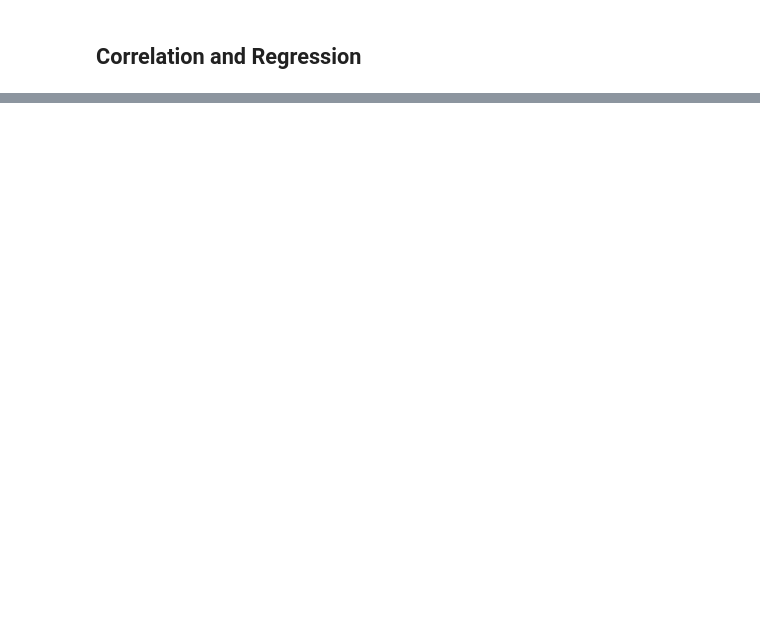
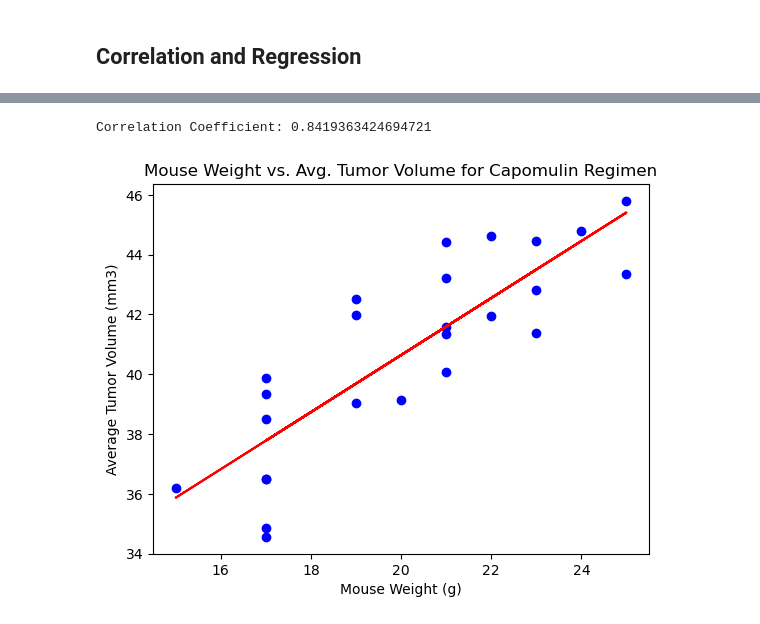
Before and after one commit to bhart4278/matplotlib-challenge, a Jupyter notebook: pymaceuticals/pymaceuticals_code.ipynb, the cells around one changed output, grey strips where cells are left out. Cells and saved outputs as stored; diff of their text form; code cells hidden in the pictures; blank space fills up the shorter version.

```diff
--- a/pymaceuticals/pymaceuticals_code.ipynb
+++ b/pymaceuticals/pymaceuticals_code.ipynb
@@ -308,0 +312,17 @@ The correlation between mouse weight and the average tumor volume is 0.84
+# %%
+# Calculate the correlation coefficient and a linear regression model
+correlation = st.pearsonr(avg_tumor_vol['Weight (g)'], avg_tumor_vol['Tumor Volume (mm3)'])
+print(f"Correlation Coefficient: {correlation[0]}")
+# for mouse weight and average observed tumor volume for the entire Capomulin regimen
+plt.scatter(avg_tumor_vol['Weight (g)'], avg_tumor_vol['Tumor Volume (mm3)'], color='b')
+plt.title('Mouse Weight vs. Avg. Tumor Volume for Capomulin Regimen')
+plt.xlabel('Mouse Weight (g)')
+plt.ylabel('Average Tumor Volume (mm3)')
+
+slope, intercept, r_value, p_value, std_err = st.linregress(avg_tumor_vol['Weight (g)'], avg_tumor_vol['Tumor Volume (mm3)'])
+line = slope * avg_tumor_vol['Weight (g)'] + intercept
+plt.plot(avg_tumor_vol['Weight (g)'], line, color='red')
+plt.show()
+# %% [output]
+Correlation Coefficient: 0.8419363424694721
+[figure, added]
```
Also changed, not shown: parts of 6 cells of this notebook, 1 other file.
